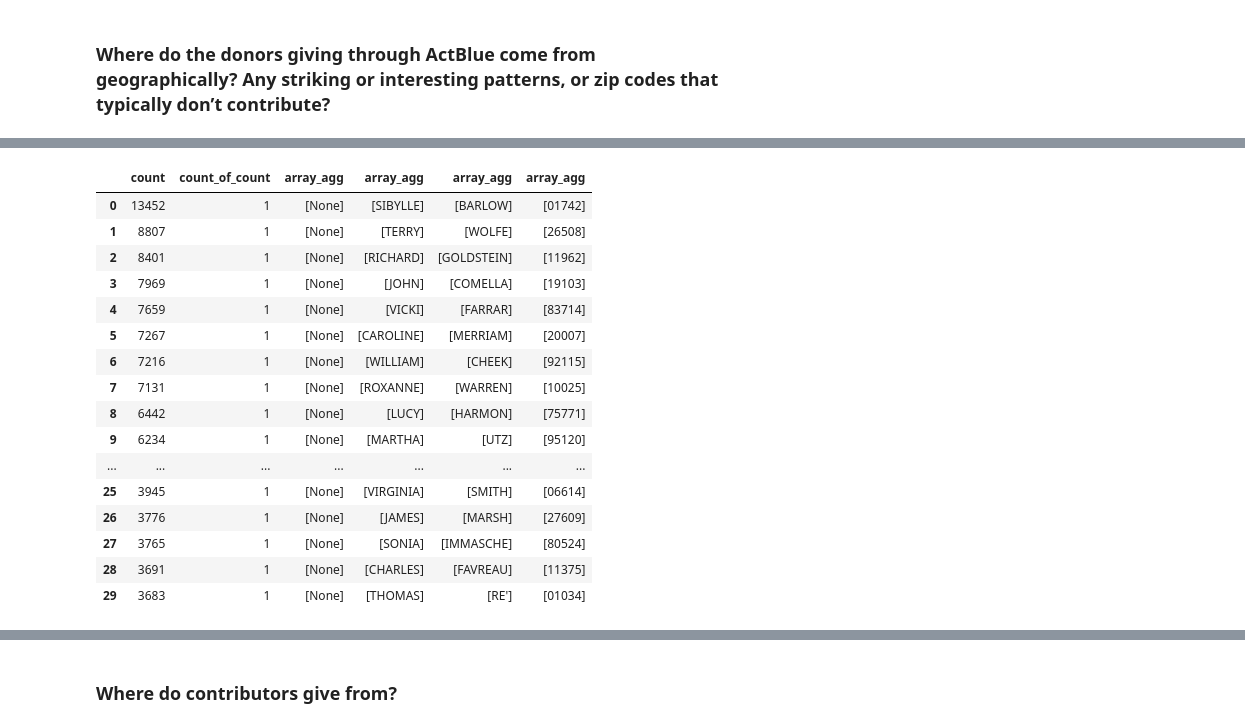
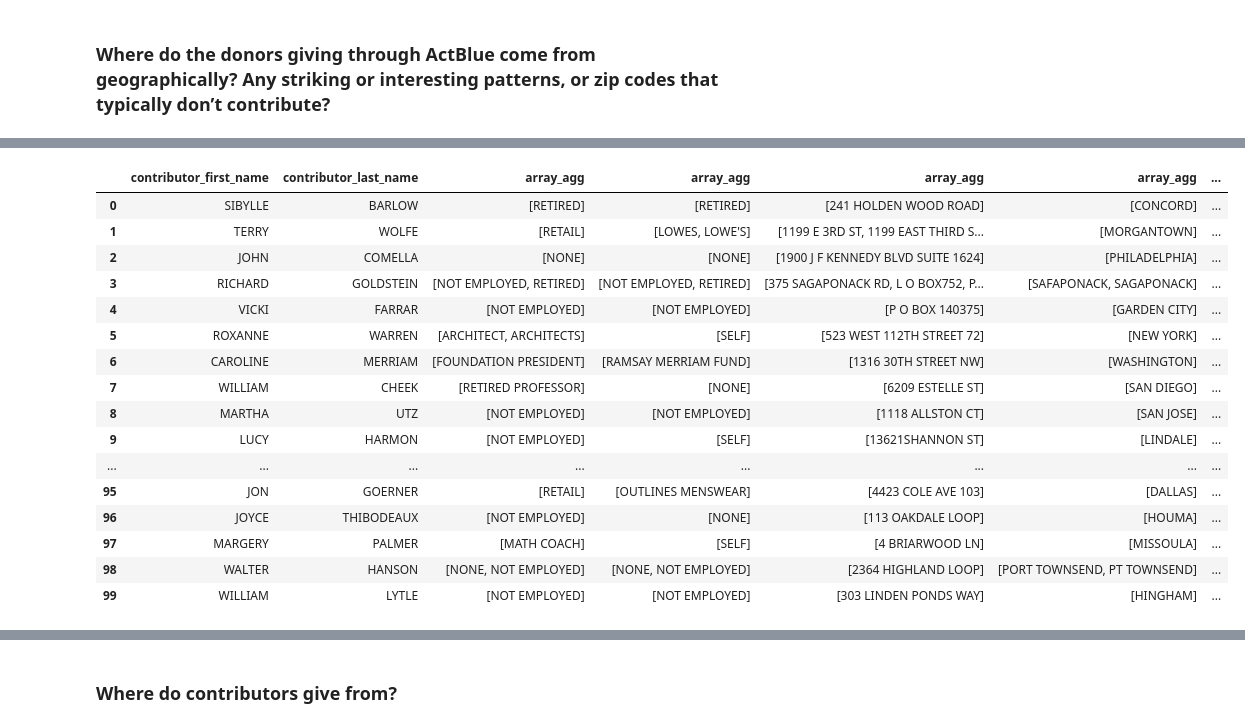
Before and after one commit to PublicI/actblue-analysis, a Jupyter notebook: donors.ipynb, the cells around one changed output, grey strips where cells are left out. Saved outputs shown, nothing was run; the diff lists cells and outputs as text; code cells hidden in the pictures.

```diff
--- a/donors.ipynb
+++ b/donors.ipynb
@@ -39,3 +39,4 @@ conn = psycopg2.connect(
     host=conf['host'],
     password=conf['password']
 )
+conn.autocommit = True
@@ -213,55 +271,45 @@ actblue_freq
 # %%
 actblue_addicts = read_or_save(
     'actblue_addicts',
     lambda: pd.read_sql("""
-    SELECT COUNT,
-           count(*) AS count_of_count,
-           array_agg(DISTINCT contributor_organization_name),
-           array_agg(DISTINCT contributor_first_name),
-           array_agg(DISTINCT contributor_last_name),
-           array_agg(DISTINCT contributor_zip_code)
-    FROM
-      (SELECT contributor_organization_name,
-              contributor_first_name,
-              contributor_last_name,
-              left(contributor_zip_code,5) as contributor_zip_code,
-              count(*) AS COUNT
-       FROM fec_contributions
-       WHERE filing_id IN
-           (SELECT filing_id
-            FROM fec_pac_summaries
-            JOIN fec_amended_filings USING (filing_id)
-            WHERE filer_committee_id_number = '""" + committee_id + """'
-              AND extract(YEAR
-                          FROM coverage_through_date) > 2016
-            ORDER BY coverage_through_date DESC)
-         AND form_type = 'SA11AI'
-       GROUP BY contributor_organization_name,
-                contributor_first_name,
-                contributor_last_name,
-                left(contributor_zip_code,5)) AS donors
-    GROUP BY COUNT
-    HAVING count(*) <= 3
+    SELECT contributor_first_name,
+           contributor_last_name,
+           array_agg(DISTINCT contributor_occupation),
+           array_agg(DISTINCT contributor_employer),
+           array_agg(DISTINCT contributor_street_1),
+           array_agg(DISTINCT contributor_city),
+           contributor_state,
+           left(contributor_zip_code,5) AS contributor_zip_code,
+           count(*) AS COUNT,
+           sum(contribution_amount) AS total,
+           sum(contribution_amount)/count(*) AS avg_per
+    FROM actblue_contribs
+    WHERE extract(YEAR
+                  FROM contribution_date) > 2016
+    GROUP BY contributor_first_name,
+             contributor_last_name,
+             contributor_state,
+             left(contributor_zip_code,5)
     ORDER BY COUNT DESC
-    LIMIT 30
+    LIMIT 100
     """, con=conn)
 )
 actblue_addicts
 # %% [output]
-|  | count | count_of_count | array_agg | array_agg | array_agg | array_agg |
-| 0 | 13452 | 1 | [None] | [SIBYLLE] | [BARLOW] | [01742] |
-| 1 | 8807 | 1 | [None] | [TERRY] | [WOLFE] | [26508] |
-| 2 | 8401 | 1 | [None] | [RICHARD] | [GOLDSTEIN] | [11962] |
-| 3 | 7969 | 1 | [None] | [JOHN] | [COMELLA] | [19103] |
-| 4 | 7659 | 1 | [None] | [VICKI] | [FARRAR] | [83714] |
-| 5 | 7267 | 1 | [None] | [CAROLINE] | [MERRIAM] | [20007] |
-| 6 | 7216 | 1 | [None] | [WILLIAM] | [CHEEK] | [92115] |
-| 7 | 7131 | 1 | [None] | [ROXANNE] | [WARREN] | [10025] |
-| 8 | 6442 | 1 | [None] | [LUCY] | [HARMON] | [75771] |
-| 9 | 6234 | 1 | [None] | [MARTHA] | [UTZ] | [95120] |
-| ... | ... | ... | ... | ... | ... | ... |
-| 25 | 3945 | 1 | [None] | [VIRGINIA] | [SMITH] | [06614] |
-| 26 | 3776 | 1 | [None] | [JAMES] | [MARSH] | [27609] |
-| 27 | 3765 | 1 | [None] | [SONIA] | [IMMASCHE] | [80524] |
-| 28 | 3691 | 1 | [None] | [CHARLES] | [FAVREAU] | [11375] |
-| 29 | 3683 | 1 | [None] | [THOMAS] | [RE'] | [01034] |
+|  | contributor_first_name | contributor_last_name | array_agg | array_agg | array_agg | array_agg | ... |
+| 0 | SIBYLLE | BARLOW | [RETIRED] | [RETIRED] | [241 HOLDEN WOOD ROAD] | [CONCORD] | ... |
+| 1 | TERRY | WOLFE | [RETAIL] | [LOWES, LOWE'S] | [1199 E 3RD ST, 1199 EAST THIRD S... | [MORGANTOWN] | ... |
+| 2 | JOHN | COMELLA | [NONE] | [NONE] | [1900 J F KENNEDY BLVD SUITE 1624] | [PHILADELPHIA] | ... |
+| 3 | RICHARD | GOLDSTEIN | [NOT EMPLOYED, RETIRED] | [NOT EMPLOYED, RETIRED] | [375 SAGAPONACK RD, L O BOX752, P... | [SAFAPONACK, SAGAPONACK] | ... |
+| 4 | VICKI | FARRAR | [NOT EMPLOYED] | [NOT EMPLOYED] | [P O BOX 140375] | [GARDEN CITY] | ... |
+| 5 | ROXANNE | WARREN | [ARCHITECT, ARCHITECTS] | [SELF] | [523 WEST 112TH STREET 72] | [NEW YORK] | ... |
+| 6 | CAROLINE | MERRIAM | [FOUNDATION PRESIDENT] | [RAMSAY MERRIAM FUND] | [1316 30TH STREET NW] | [WASHINGTON] | ... |
+| 7 | WILLIAM | CHEEK | [RETIRED PROFESSOR] | [NONE] | [6209 ESTELLE ST] | [SAN DIEGO] | ... |
+| 8 | MARTHA | UTZ | [NOT EMPLOYED] | [NOT EMPLOYED] | [1118 ALLSTON CT] | [SAN JOSE] | ... |
+| 9 | LUCY | HARMON | [NOT EMPLOYED] | [SELF] | [13621SHANNON ST] | [LINDALE] | ... |
+| ... | ... | ... | ... | ... | ... | ... | ... |
+| 95 | JON | GOERNER | [RETAIL] | [OUTLINES MENSWEAR] | [4423 COLE AVE 103] | [DALLAS] | ... |
+| 96 | JOYCE | THIBODEAUX | [NOT EMPLOYED] | [NONE] | [113 OAKDALE LOOP] | [HOUMA] | ... |
+| 97 | MARGERY | PALMER | [MATH COACH] | [SELF] | [4 BRIARWOOD LN] | [MISSOULA] | ... |
+| 98 | WALTER | HANSON | [NONE, NOT EMPLOYED] | [NONE, NOT EMPLOYED] | [2364 HIGHLAND LOOP] | [PORT TOWNSEND, PT TOWNSEND] | ... |
+| 99 | WILLIAM | LYTLE | [NOT EMPLOYED] | [NOT EMPLOYED] | [303 LINDEN PONDS WAY] | [HINGHAM] | ... |
```
Also changed, not shown: parts of 8 cells of this notebook, 15 other files.
